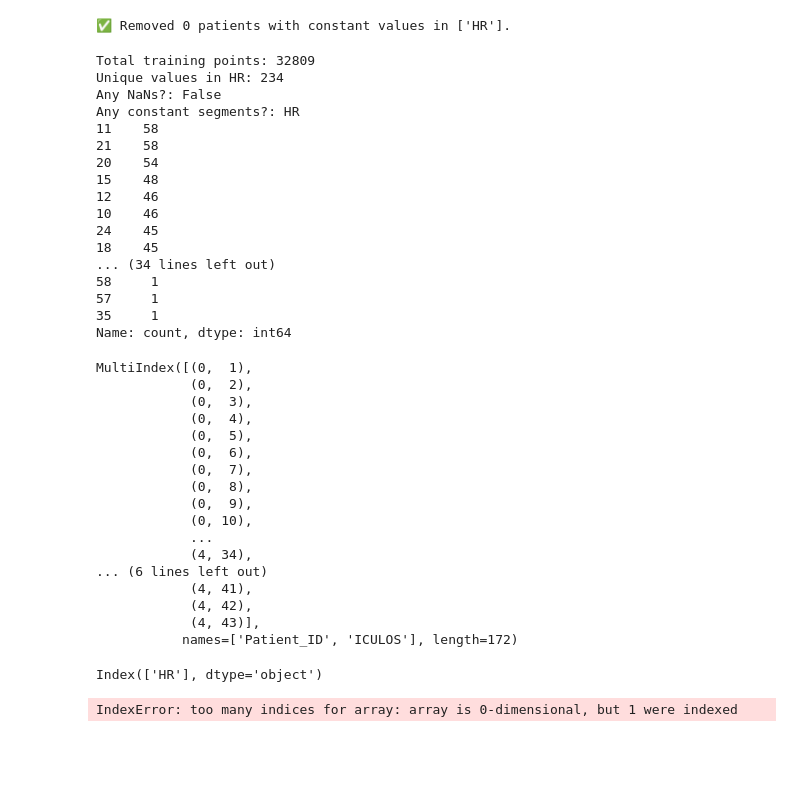
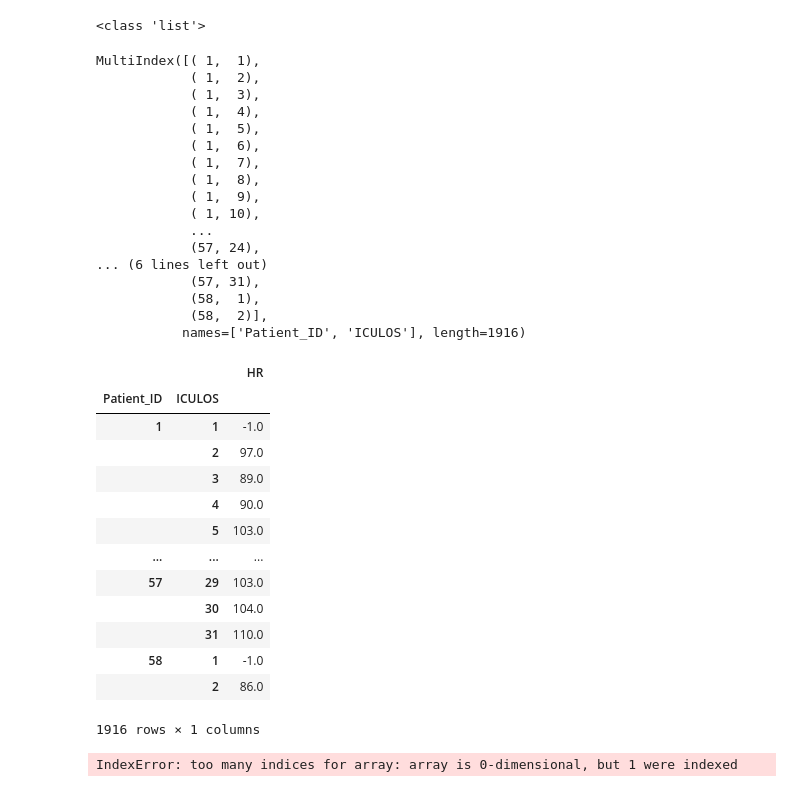
Before and after one commit to emsyoungg/sepsis_forecasting, a Jupyter notebook: Main_ARIMA.ipynb, the cells around one changed output. Drawn from its saved outputs; the diff is of its cells as text; code cells hidden in the pictures; blank space fills up the shorter version.

Commit message:
load fix - its not loading all the patients data

```diff
--- a/Main_ARIMA.ipynb
+++ b/Main_ARIMA.ipynb
@@ -10,61 +10,51 @@ warnings.simplefilter(action='ignore', category=ValueWarning)
 # %%
 loaderHR = loadDataForSKtime.PatientTimeSeriesLoader(
     "C:/Users/emily/Documents/DissertationProject/training/training_setA_csv", ['HR'])
-sktime_df = loaderHR.load_data(1000)
+sktime_df = loaderHR.load_data(58)
 train_data, test_data = loaderHR.split_train_test(sktime_df)
 
 ## pickle the data
 # %% [output]
-✅ Removed 0 patients with constant values in ['HR'].
+<class 'list'>
-# %%
-hr_series = train_data["HR"]
-
-print("Total training points:", len(hr_series))
-print("Unique values in HR:", hr_series.nunique())
-print("Any NaNs?:", hr_series.isna().any())
-print("Any constant segments?:", hr_series.groupby(level="Patient_ID").nunique().value_counts())
-# %% [output]
-Total training points: 32809
-Unique values in HR: 234
-Any NaNs?: False
-Any constant segments?: HR
-11    58
-21    58
-20    54
-15    48
-12    46
-10    46
-24    45
-18    45
-... (34 lines left out)
-58     1
-57     1
-35     1
-Name: count, dtype: int64
 # %%
 train_data.index
 # %% [output]
-MultiIndex([(0,  1),
-            (0,  2),
-            (0,  3),
-            (0,  4),
-            (0,  5),
-            (0,  6),
-            (0,  7),
-            (0,  8),
-            (0,  9),
-            (0, 10),
+MultiIndex([( 1,  1),
+            ( 1,  2),
+            ( 1,  3),
+            ( 1,  4),
+            ( 1,  5),
+            ( 1,  6),
+            ( 1,  7),
+            ( 1,  8),
+            ( 1,  9),
+            ( 1, 10),
             ...
-            (4, 34),
+            (57, 24),
 ... (6 lines left out)
-            (4, 41),
-            (4, 42),
-            (4, 43)],
-           names=['Patient_ID', 'ICULOS'], length=172)
+            (57, 31),
+            (58,  1),
+            (58,  2)],
+           names=['Patient_ID', 'ICULOS'], length=1916)
+# %%
+train_data
+# %% [output]
+|  |  | HR |
+| Patient_ID | ICULOS |  |
+| 1 | 1 | -1.0 |
+|  | 2 | 97.0 |
+|  | 3 | 89.0 |
+|  | 4 | 90.0 |
+|  | 5 | 103.0 |
+| ... | ... | ... |
+| 57 | 29 | 103.0 |
+|  | 30 | 104.0 |
+|  | 31 | 110.0 |
+| 58 | 1 | -1.0 |
+|  | 2 | 86.0 |
+1916 rows × 1 columns
 # %%
 train_data.columns
-# %% [output]
-Index(['HR'], dtype='object')
 # %%
 HRforecaster = ARIMAmodel.ARIMAForecaster('HR', train_data, test_data)
 HRforecaster.fit()
```
Also changed, not shown: parts of 4 cells of this notebook, 3 other files.
